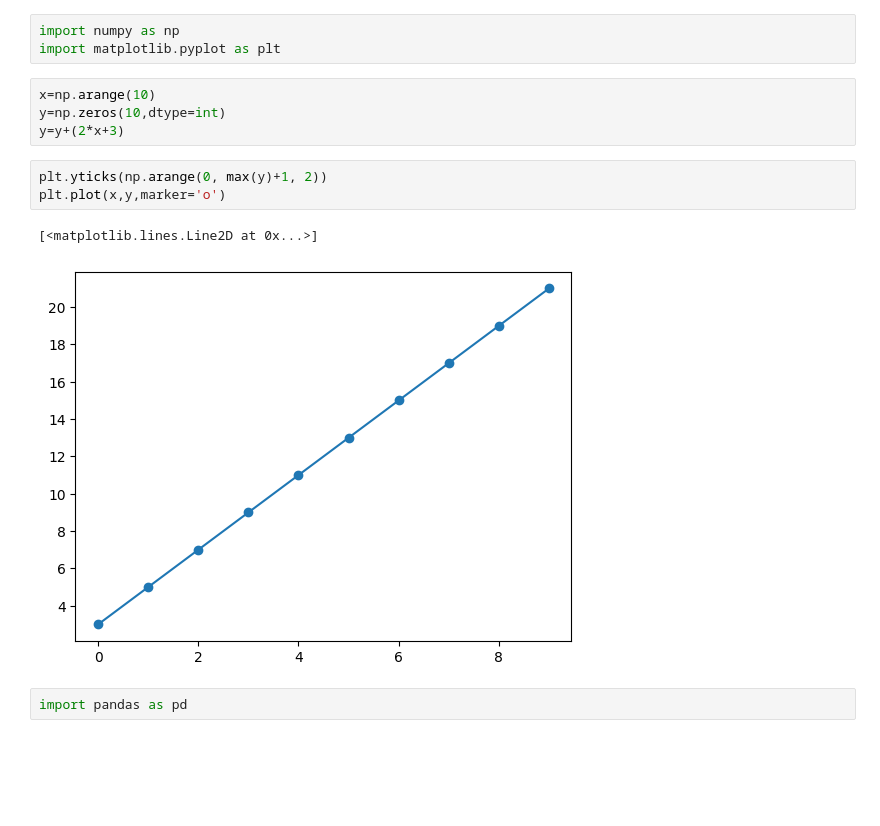
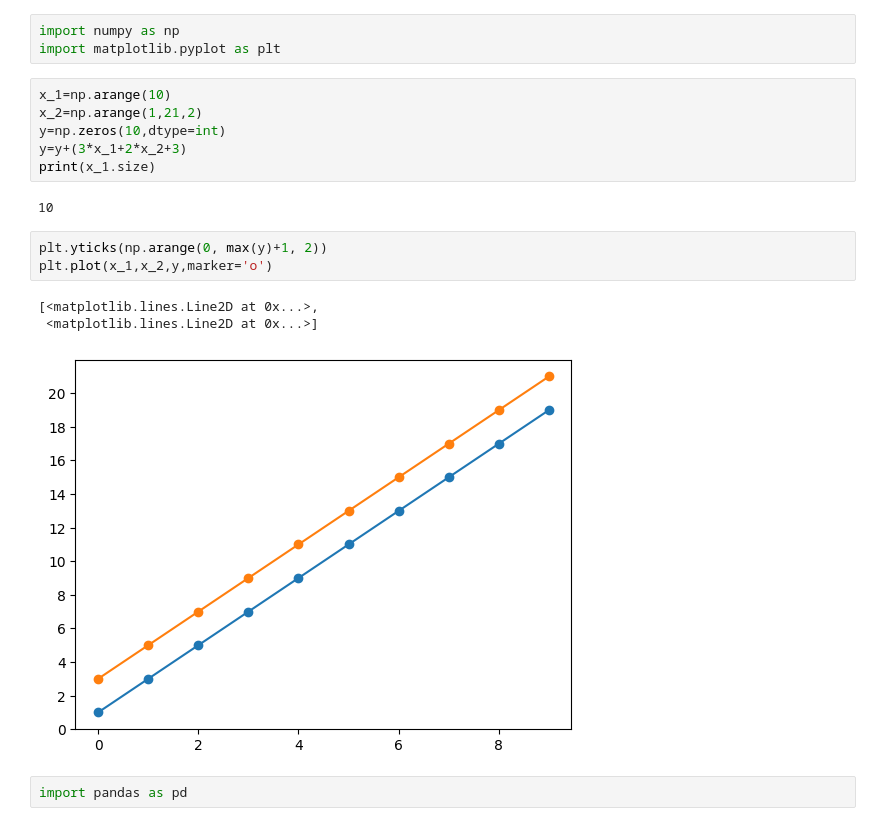
Before and after one commit to Kanxi/Kathmandu, a Jupyter notebook: week5/graph.ipynb, the cells around one changed output. Drawn from its saved outputs; the diff is of its cells as text; blank space fills up the shorter version.

```diff
--- a/week5/graph.ipynb
+++ b/week5/graph.ipynb
@@ -2,15 +2,20 @@
 import numpy as np
 import matplotlib.pyplot as plt
 # %%
-x=np.arange(10)
+x_1=np.arange(10)
+x_2=np.arange(1,21,2)
 y=np.zeros(10,dtype=int)
-y=y+(2*x+3)
+y=y+(3*x_1+2*x_2+3)
+print(x_1.size)
+# %% [output]
+10
 # %%
 plt.yticks(np.arange(0, max(y)+1, 2))
-plt.plot(x,y,marker='o')
+plt.plot(x_1,x_2,y,marker='o')
 # %% [output]
-[<matplotlib.lines.Line2D at 0x...>]
+[<matplotlib.lines.Line2D at 0x...>,
+ <matplotlib.lines.Line2D at 0x...>]
-[figure, old version]
+[figure, new version]
 # %%
 import pandas as pd
 # %%
```
Also changed, not shown: parts of 1 cell of this notebook, 3 other files.
